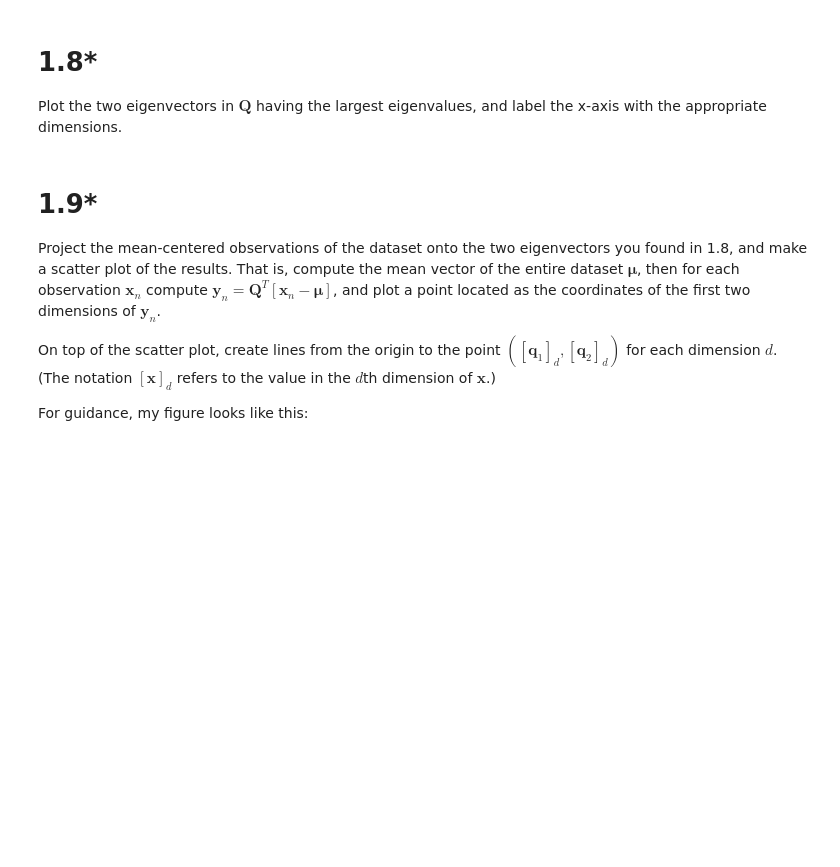
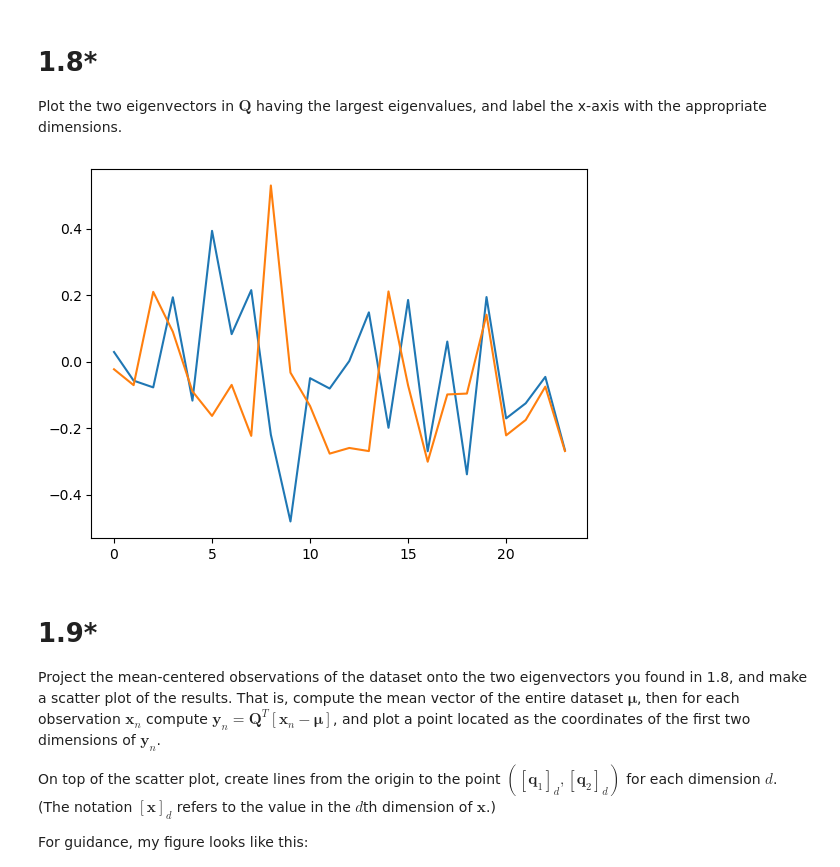
Before and after one commit to noa-bit/dm1590-labs, a Jupyter notebook: lab-4/DM1590_Lab4.ipynb, the cells around one changed output. Cells and saved outputs as stored; diff of their text form; code cells hidden in the pictures; blank space fills up the shorter version.

```diff
--- a/lab-4/DM1590_Lab4.ipynb
+++ b/lab-4/DM1590_Lab4.ipynb
@@ -82,3 +106,13 @@ Plot the two eigenvectors in $\mathbf{Q}$ having the largest eigenvalues, and la
+# %%
+# add your code below
+indices = np.argpartition(eigenvalues, -2)[-2:]
+# To get them in exact descending order of value:
+indices = indices[np.argsort(eigenvalues[indices])][::-1]
+for index in indices:
+    plt.plot(eigenvectors[index])
+plt.show()
+# %% [output]
+[figure, added]
 # %% [markdown]
 # 1.9*
 
```
Also changed, not shown: parts of 11 cells of this notebook.
